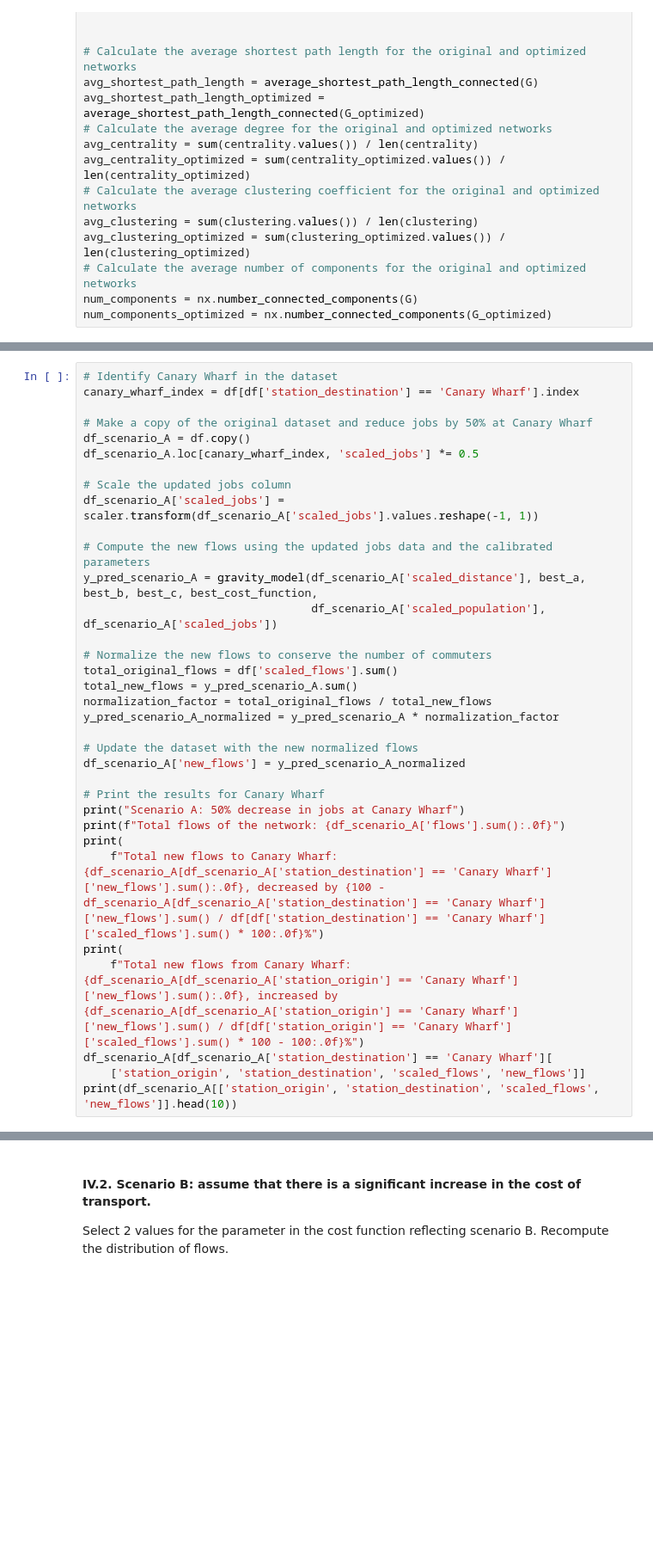
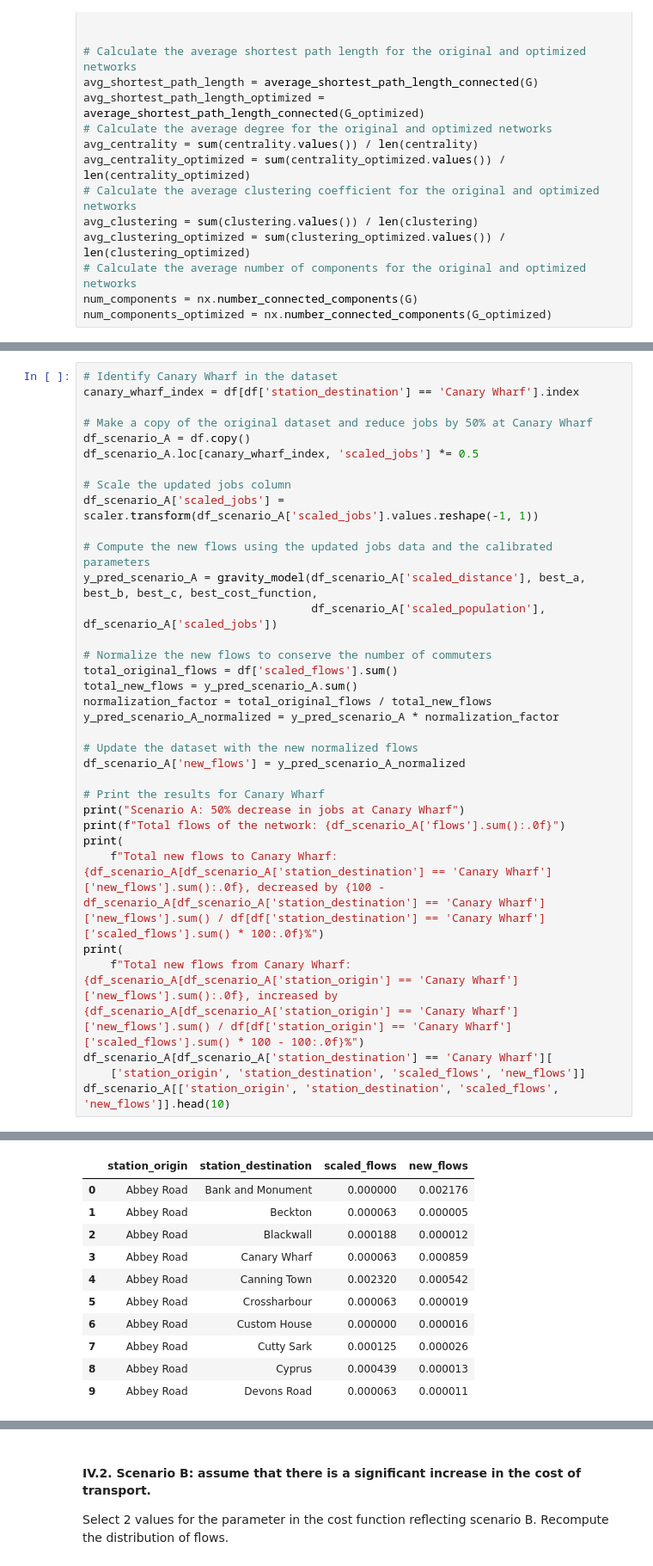
Before and after one commit to ZongheMa/CASA0002_Urban_Simulation, a Jupyter notebook: Urban Simulation Assessment.ipynb, the cells around one changed output, grey strips where cells are left out. Shown at 86% size. Drawn from its saved outputs; the diff is of its cells as text; blank space fills up the shorter version.

```diff
--- a/Urban Simulation Assessment.ipynb
+++ b/Urban Simulation Assessment.ipynb
@@ -1022,7 +931,7 @@ print(
     f"Total new flows from Canary Wharf: {df_scenario_A[df_scenario_A['station_origin'] == 'Canary Wharf']['new_flows'].sum():.0f}, increased by {df_scenario_A[df_scenario_A['station_origin'] == 'Canary Wharf']['new_flows'].sum() / df[df['station_origin'] == 'Canary Wharf']['scaled_flows'].sum() * 100 - 100:.0f}%")
 df_scenario_A[df_scenario_A['station_destination'] == 'Canary Wharf'][
     ['station_origin', 'station_destination', 'scaled_flows', 'new_flows']]
-print(df_scenario_A[['station_origin', 'station_destination', 'scaled_flows', 'new_flows']].head(10))
+df_scenario_A[['station_origin', 'station_destination', 'scaled_flows', 'new_flows']].head(10)
 # %% [output]
 Scenario A: 50% decrease in jobs at Canary Wharf
 Total flows of the network: 1542283
@@ -1042,3 +940,14 @@ Total new flows from Canary Wharf: 1, increased by 22%
+|  | station_origin | station_destination | scaled_flows | new_flows |
+| 0 | Abbey Road | Bank and Monument | 0.000000 | 0.002176 |
+| 1 | Abbey Road | Beckton | 0.000063 | 0.000005 |
+| 2 | Abbey Road | Blackwall | 0.000188 | 0.000012 |
+| 3 | Abbey Road | Canary Wharf | 0.000063 | 0.000859 |
+| 4 | Abbey Road | Canning Town | 0.002320 | 0.000542 |
+| 5 | Abbey Road | Crossharbour | 0.000063 | 0.000019 |
+| 6 | Abbey Road | Custom House | 0.000000 | 0.000016 |
+| 7 | Abbey Road | Cutty Sark | 0.000125 | 0.000026 |
+| 8 | Abbey Road | Cyprus | 0.000439 | 0.000013 |
+| 9 | Abbey Road | Devons Road | 0.000063 | 0.000011 |
 # %%
 import numpy as np
 from sklearn.metrics import r2_score
```
Also changed, not shown: parts of 34 cells of this notebook, 4 other files.
